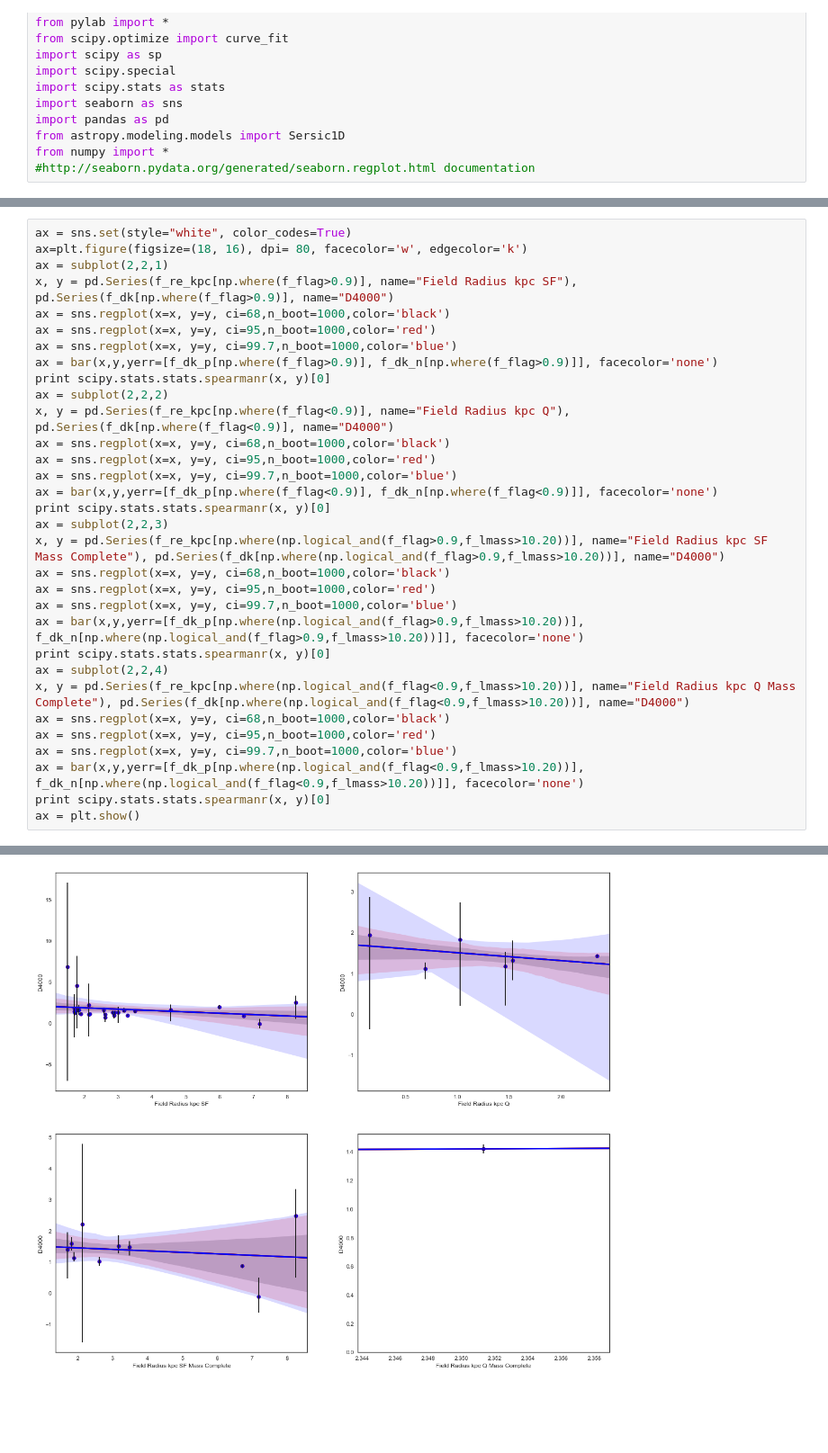
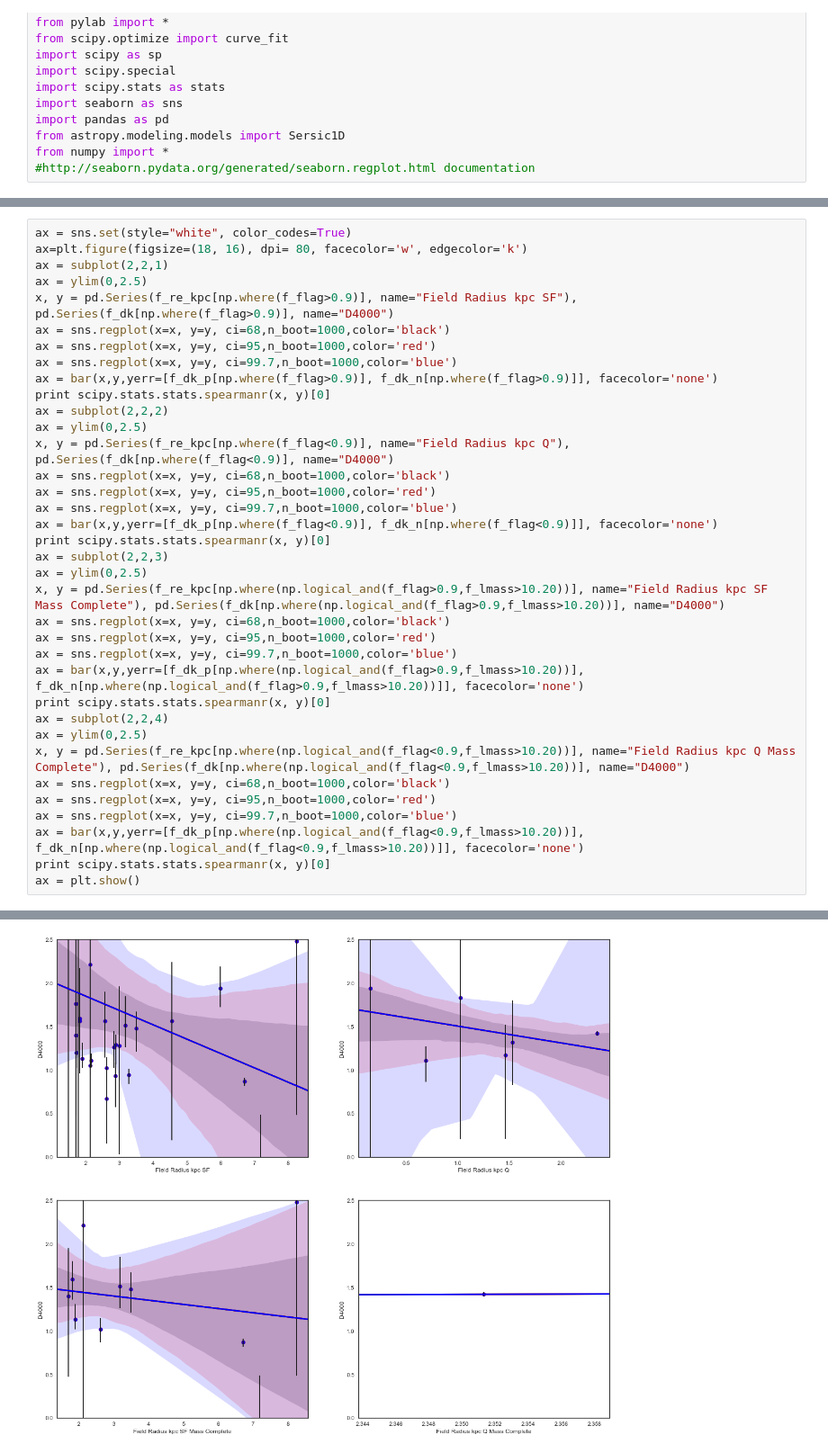
Before and after one commit to jrcooper91/van_der_Wel_size-mass, a Jupyter notebook: bootstrap.ipynb, the cells around one changed output, grey strips where cells are left out. Shown at 90% size. Cells and saved outputs as stored; diff of their text form; blank space fills up the shorter version.

```diff
--- a/bootstrap.ipynb
+++ b/bootstrap.ipynb
@@ -263,37 +258,41 @@ ax = plt.show()
 ax = sns.set(style="white", color_codes=True)
 ax=plt.figure(figsize=(18, 16), dpi= 80, facecolor='w', edgecolor='k')
 ax = subplot(2,2,1)
+ax = ylim(0,2.5)
 x, y = pd.Series(f_re_kpc[np.where(f_flag>0.9)], name="Field Radius kpc SF"), pd.Series(f_dk[np.where(f_flag>0.9)], name="D4000")
 ax = sns.regplot(x=x, y=y, ci=68,n_boot=1000,color='black')
 ax = sns.regplot(x=x, y=y, ci=95,n_boot=1000,color='red')
 ax = sns.regplot(x=x, y=y, ci=99.7,n_boot=1000,color='blue')
 ax = bar(x,y,yerr=[f_dk_p[np.where(f_flag>0.9)], f_dk_n[np.where(f_flag>0.9)]], facecolor='none')
 print scipy.stats.stats.spearmanr(x, y)[0]
 ax = subplot(2,2,2)
+ax = ylim(0,2.5)
 x, y = pd.Series(f_re_kpc[np.where(f_flag<0.9)], name="Field Radius kpc Q"), pd.Series(f_dk[np.where(f_flag<0.9)], name="D4000")
 ax = sns.regplot(x=x, y=y, ci=68,n_boot=1000,color='black')
 ax = sns.regplot(x=x, y=y, ci=95,n_boot=1000,color='red')
 ax = sns.regplot(x=x, y=y, ci=99.7,n_boot=1000,color='blue')
 ax = bar(x,y,yerr=[f_dk_p[np.where(f_flag<0.9)], f_dk_n[np.where(f_flag<0.9)]], facecolor='none')
 print scipy.stats.stats.spearmanr(x, y)[0]
 ax = subplot(2,2,3)
+ax = ylim(0,2.5)
 x, y = pd.Series(f_re_kpc[np.where(np.logical_and(f_flag>0.9,f_lmass>10.20))], name="Field Radius kpc SF Mass Complete"), pd.Series(f_dk[np.where(np.logical_and(f_flag>0.9,f_lmass>10.20))], name="D4000")
 ax = sns.regplot(x=x, y=y, ci=68,n_boot=1000,color='black')
 ax = sns.regplot(x=x, y=y, ci=95,n_boot=1000,color='red')
 ax = sns.regplot(x=x, y=y, ci=99.7,n_boot=1000,color='blue')
 ax = bar(x,y,yerr=[f_dk_p[np.where(np.logical_and(f_flag>0.9,f_lmass>10.20))], f_dk_n[np.where(np.logical_and(f_flag>0.9,f_lmass>10.20))]], facecolor='none')
 print scipy.stats.stats.spearmanr(x, y)[0]
 ax = subplot(2,2,4)
+ax = ylim(0,2.5)
 x, y = pd.Series(f_re_kpc[np.where(np.logical_and(f_flag<0.9,f_lmass>10.20))], name="Field Radius kpc Q Mass Complete"), pd.Series(f_dk[np.where(np.logical_and(f_flag<0.9,f_lmass>10.20))], name="D4000")
 ax = sns.regplot(x=x, y=y, ci=68,n_boot=1000,color='black')
 ax = sns.regplot(x=x, y=y, ci=95,n_boot=1000,color='red')
 ax = sns.regplot(x=x, y=y, ci=99.7,n_boot=1000,color='blue')
 ax = bar(x,y,yerr=[f_dk_p[np.where(np.logical_and(f_flag<0.9,f_lmass>10.20))], f_dk_n[np.where(np.logical_and(f_flag<0.9,f_lmass>10.20))]], facecolor='none')
 print scipy.stats.stats.spearmanr(x, y)[0]
 ax = plt.show()
 # %% [output]
 -0.300718510352
 -0.2
 -0.115151515152
 nan
-[figure, old version]
+[figure, new version]
```
Also changed, not shown: parts of 20 cells of this notebook.
